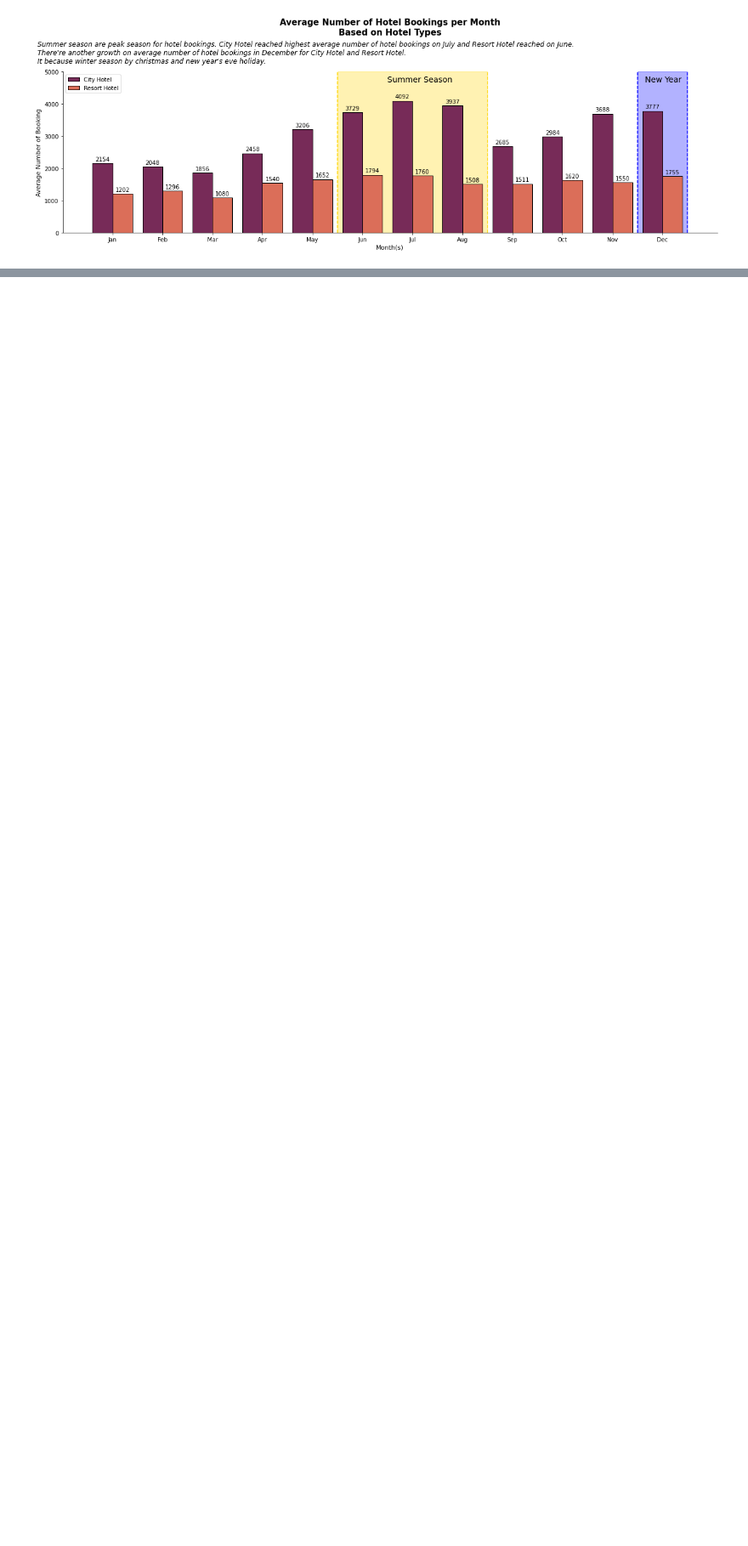
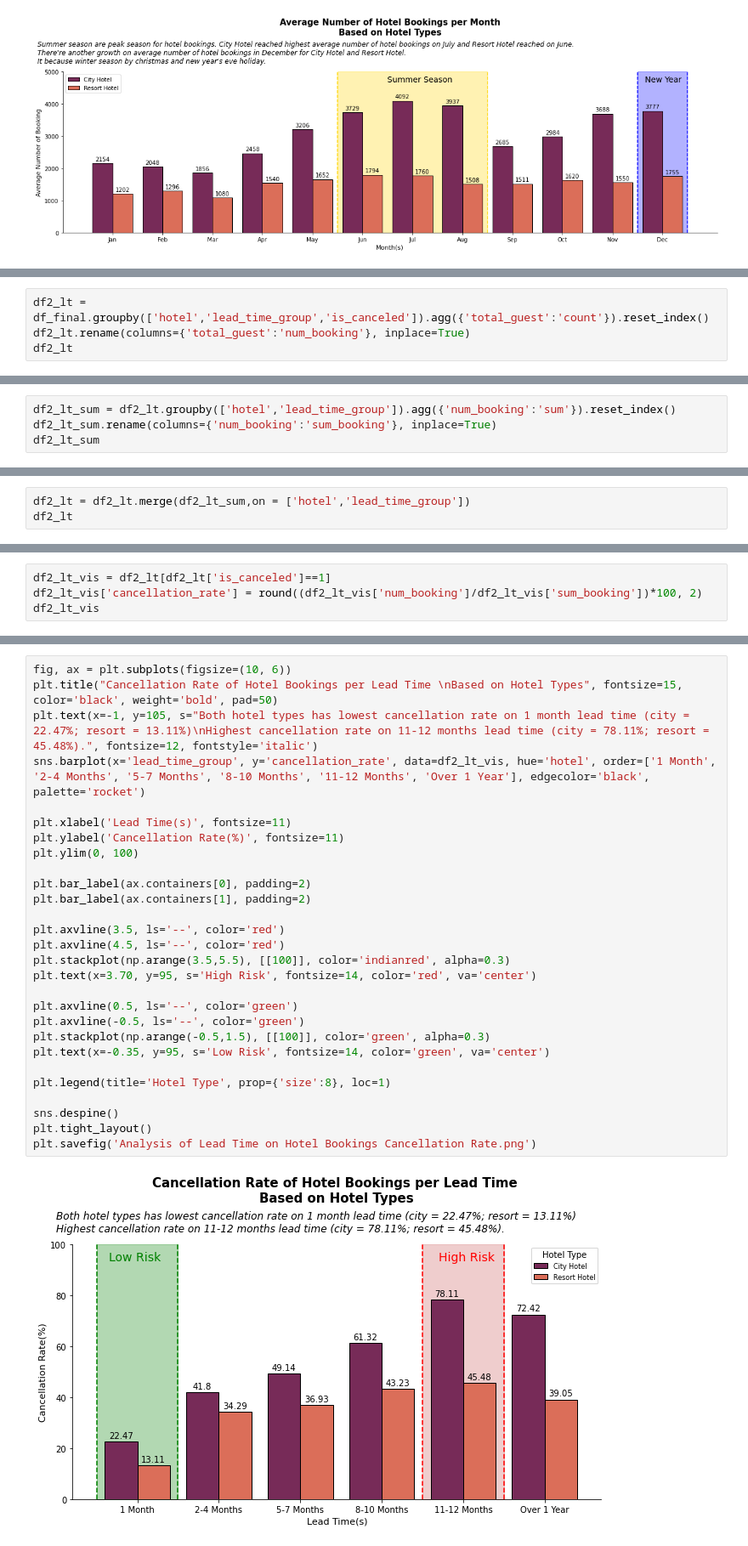
Before and after one commit to audryannoor/Investigate-Hotel-Business-using-Data-Visualization, a Jupyter notebook: Rafif Noor Audryan_Investigate Hotel Business using Data-Visualization.ipynb, the cells around one changed output, grey strips where cells are left out. Shown at 85% size. Drawn from its saved outputs; the diff is of its cells as text; blank space fills up the shorter version.

```diff
--- a/Rafif Noor Audryan_Investigate Hotel Business using Data-Visualization.ipynb
+++ b/Rafif Noor Audryan_Investigate Hotel Business using Data-Visualization.ipynb
@@ -320,0 +528,4 @@ plt.tight_layout()
+# %%
+df2_lt = df_final.groupby(['hotel','lead_time_group','is_canceled']).agg({'total_guest':'count'}).reset_index()
+df2_lt.rename(columns={'total_guest':'num_booking'}, inplace=True)
+df2_lt
@@ -320,0 +552,4 @@ plt.tight_layout()
+# %%
+df2_lt_sum = df2_lt.groupby(['hotel','lead_time_group']).agg({'num_booking':'sum'}).reset_index()
+df2_lt_sum.rename(columns={'num_booking':'sum_booking'}, inplace=True)
+df2_lt_sum
@@ -320,0 +572,3 @@ plt.tight_layout()
+# %%
+df2_lt = df2_lt.merge(df2_lt_sum,on = ['hotel','lead_time_group'])
+df2_lt
@@ -320,0 +595,4 @@ plt.tight_layout()
+# %%
+df2_lt_vis = df2_lt[df2_lt['is_canceled']==1]
+df2_lt_vis['cancellation_rate'] = round((df2_lt_vis['num_booking']/df2_lt_vis['sum_booking'])*100, 2)
+df2_lt_vis
@@ -320,0 +615,30 @@ plt.tight_layout()
+# %%
+fig, ax = plt.subplots(figsize=(10, 6))
+plt.title("Cancellation Rate of Hotel Bookings per Lead Time \nBased on Hotel Types", fontsize=15, color='black', weight='bold', pad=50)
+plt.text(x=-1, y=105, s="Both hotel types has lowest cancellation rate on 1 month lead time (city = 22.47%; resort = 13.11%)\nHighest cancellation rate on 11-12 months lead time (city = 78.11%; resort = 45.48%).", fontsize=12, fontstyle='italic')
+sns.barplot(x='lead_time_group', y='cancellation_rate', data=df2_lt_vis, hue='hotel', order=['1 Month', '2-4 Months', '5-7 Months', '8-10 Months', '11-12 Months', 'Over 1 Year'], edgecolor='black', palette='rocket')
+
+plt.xlabel('Lead Time(s)', fontsize=11)
+plt.ylabel('Cancellation Rate(%)', fontsize=11)
+plt.ylim(0, 100)
+
+plt.bar_label(ax.containers[0], padding=2)
+plt.bar_label(ax.containers[1], padding=2)
+
+plt.axvline(3.5, ls='--', color='red')
+plt.axvline(4.5, ls='--', color='red')
+plt.stackplot(np.arange(3.5,5.5), [[100]], color='indianred', alpha=0.3)
+plt.text(x=3.70, y=95, s='High Risk', fontsize=14, color='red', va='center')
+
+plt.axvline(0.5, ls='--', color='green')
+plt.axvline(-0.5, ls='--', color='green')
+plt.stackplot(np.arange(-0.5,1.5), [[100]], color='green', alpha=0.3)
+plt.text(x=-0.35, y=95, s='Low Risk', fontsize=14, color='green', va='center')
+
+plt.legend(title='Hotel Type', prop={'size':8}, loc=1)
+
+sns.despine()
+plt.tight_layout()
+plt.savefig('Analysis of Lead Time on Hotel Bookings Cancellation Rate.png')
+# %% [output]
+[figure, added]
```
Also changed, not shown: parts of 45 cells of this notebook.
